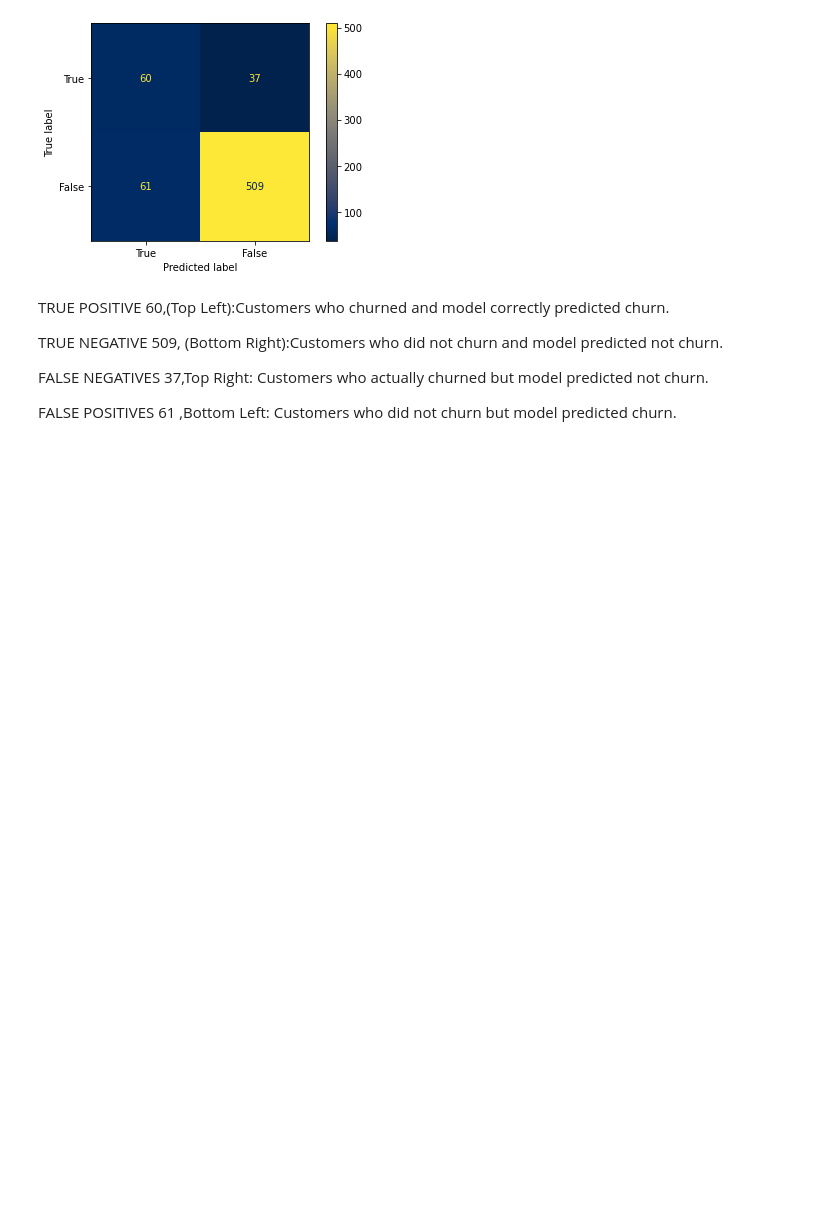
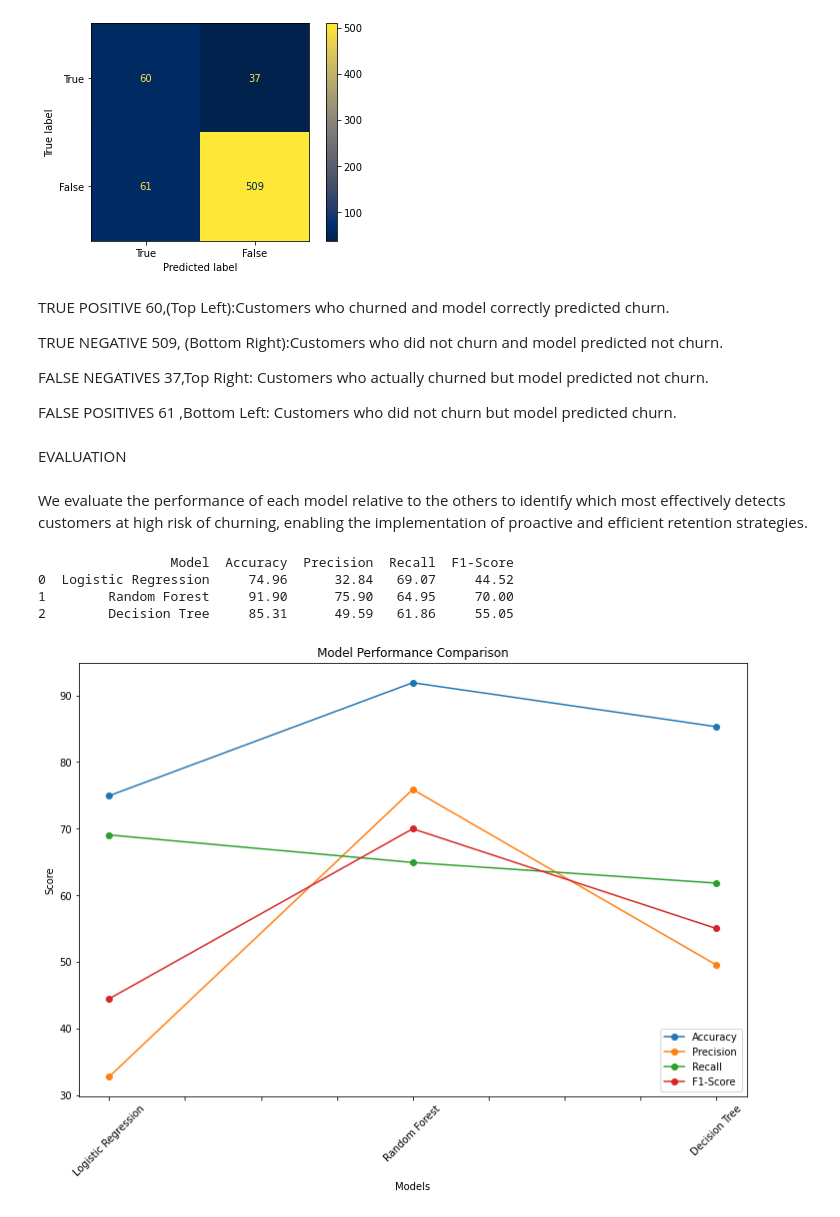
Before and after one commit to edgarowuor-tech/PHASE_THREE_CLASSIFICATION-MODEL-PROJECT, a Jupyter notebook: index.ipynb, the cells around one changed output. Cells and saved outputs as stored; diff of their text form; code cells hidden in the pictures; blank space fills up the shorter version.

Commit message:
visualized different models performance

```diff
--- a/index.ipynb
+++ b/index.ipynb
@@ -896,3 +896,44 @@ TRUE NEGATIVE 509, (Bottom Right):Customers who did not churn and model predicte
 FALSE NEGATIVES 37,Top Right: Customers who actually churned but model predicted not churn.
 
 FALSE POSITIVES 61 ,Bottom Left: Customers who did not churn but model predicted churn.
+# %% [markdown]
+EVALUATION
+# %% [markdown]
+We evaluate the performance of each model relative to the others to identify which most effectively detects customers at high risk of churning, enabling the implementation of proactive and efficient retention strategies.
+# %%
+# Evaluate the models based on key metrics
+models = {
+    "Logistic Regression": logistic_model,
+    "Random Forest": rf_model,
+    "Decision Tree": dt_model,
+}
+
+# Evaluate models
+results = []
+for name, model in models.items():
+    y_pred = model.predict(X_test_full)
+    results.append([name,
+        round(accuracy_score(y_test, y_pred) * 100, 2),
+        round(precision_score(y_test, y_pred) * 100, 2),
+        round(recall_score(y_test, y_pred) * 100, 2),
+        round(f1_score(y_test, y_pred) * 100, 2)])
+
+# Put into DataFrame
+results_df = pd.DataFrame(results, columns = ["Model", "Accuracy", "Precision", "Recall", "F1-Score"])
+print(results_df)
+# %% [output]
+                 Model  Accuracy  Precision  Recall  F1-Score
+0  Logistic Regression     74.96      32.84   69.07     44.52
+1        Random Forest     91.90      75.90   64.95     70.00
+2        Decision Tree     85.31      49.59   61.86     55.05
+# %%
+# Visualize the model performance
+results_plot.plot(kind='line', marker='o', figsize=(12, 8))
+plt.title("Model Performance Comparison")
+plt.ylabel("Score")
+plt.xlabel("Models")
+plt.xticks(rotation=45)
+plt.legend(loc="lower right")
+plt.show()
+# %% [output]
+[figure, added]
```
